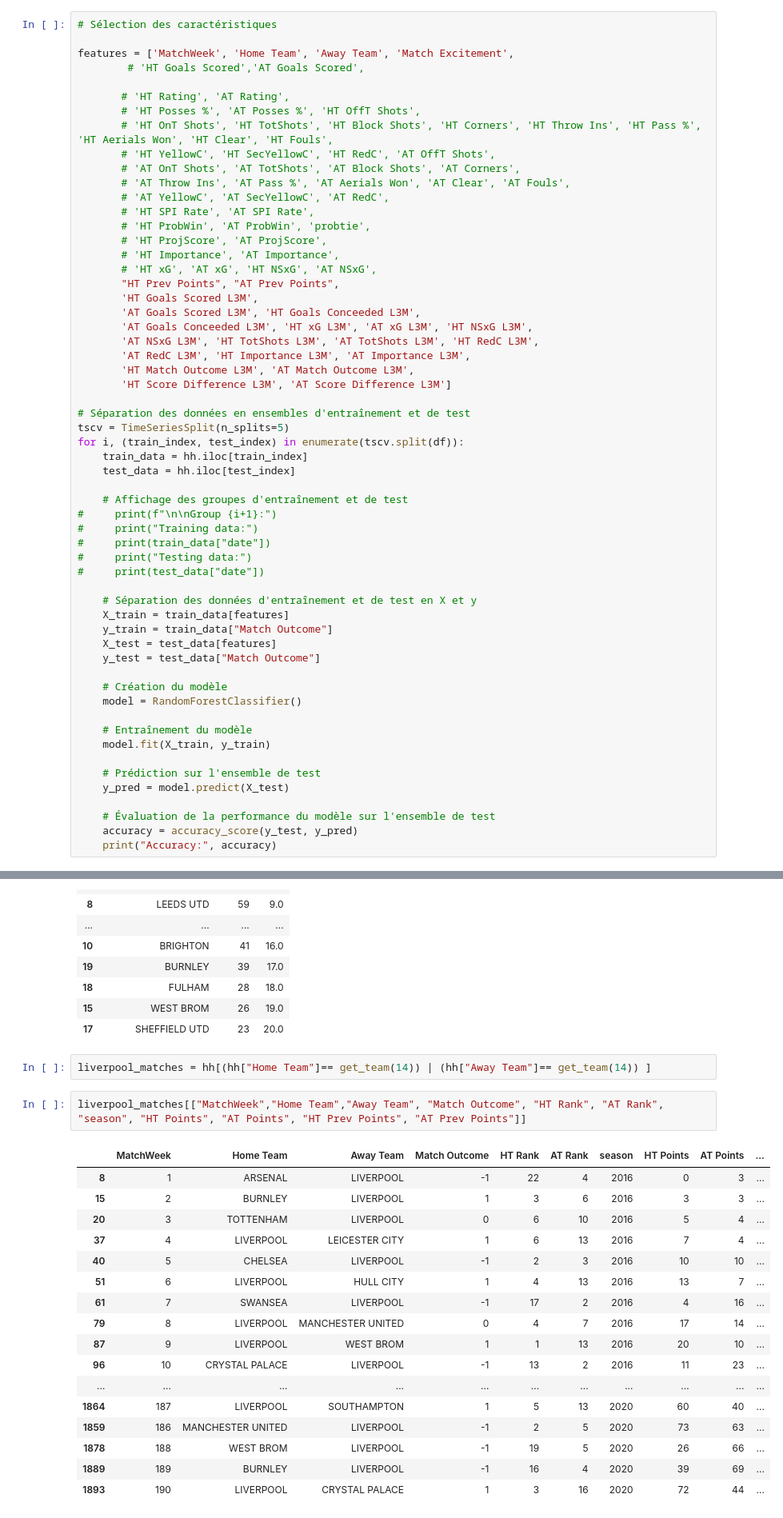
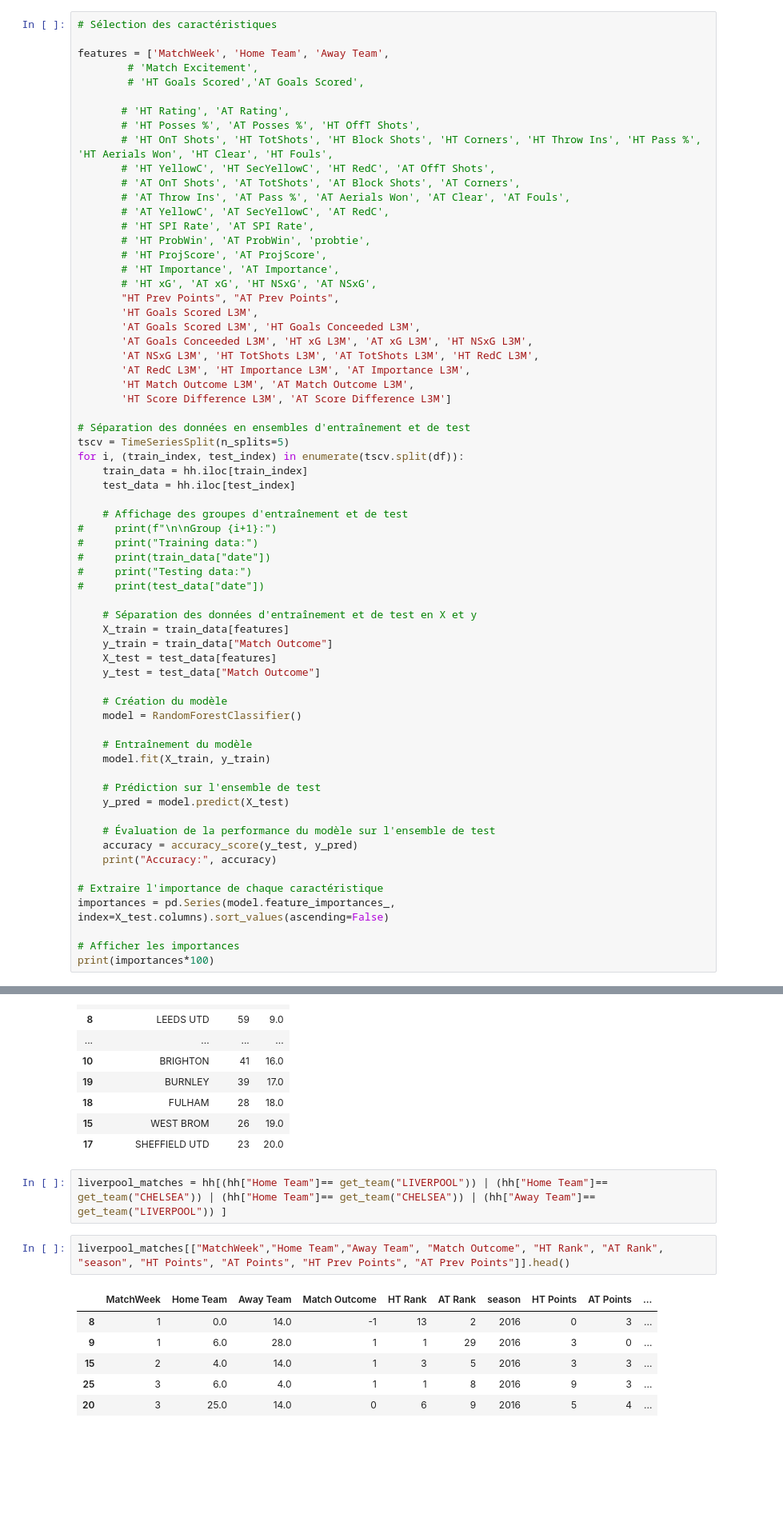
Before and after one commit to SamSamV/Predictions_Match_Outcome, a Jupyter notebook: toma1.ipynb, the cells around one changed output, grey strips where cells are left out. Shown at 80% size. Drawn from its saved outputs; the diff is of its cells as text; blank space fills up the shorter version.

Commit message:
importances features

```diff
--- a/toma1.ipynb
+++ b/toma1.ipynb
@@ -786,7 +796,8 @@ Accuracy: 0.5859649122807018
 # %%
 # Sélection des caractéristiques
 
-features = ['MatchWeek', 'Home Team', 'Away Team', 'Match Excitement',
+features = ['MatchWeek', 'Home Team', 'Away Team',
+        # 'Match Excitement',
         # 'HT Goals Scored','AT Goals Scored',
 
        # 'HT Rating', 'AT Rating',
@@ -841,4 +852,10 @@ for i, (train_index, test_index) in enumerate(tscv.split(df)):
     # Évaluation de la performance du modèle sur l'ensemble de test
     accuracy = accuracy_score(y_test, y_pred)
     print("Accuracy:", accuracy)
+
+# Extraire l'importance de chaque caractéristique
+importances = pd.Series(model.feature_importances_, index=X_test.columns).sort_values(ascending=False)
+
+# Afficher les importances
+print(importances*100)
 # %% [output]
@@ -1327,24 +1356,13 @@ cc
 | 15 | WEST BROM | 26 | 19.0 |
 | 17 | SHEFFIELD UTD | 23 | 20.0 |
 # %%
-liverpool_matches = hh[(hh["Home Team"]== get_team(14)) | (hh["Away Team"]== get_team(14)) ]
+liverpool_matches = hh[(hh["Home Team"]== get_team("LIVERPOOL")) | (hh["Home Team"]== get_team("CHELSEA")) | (hh["Home Team"]== get_team("CHELSEA")) | (hh["Away Team"]== get_team("LIVERPOOL")) ]
 # %%
-liverpool_matches[["MatchWeek","Home Team","Away Team", "Match Outcome", "HT Rank", "AT Rank", "season", "HT Points", "AT Points", "HT Prev Points", "AT Prev Points"]]
+liverpool_matches[["MatchWeek","Home Team","Away Team", "Match Outcome", "HT Rank", "AT Rank", "season", "HT Points", "AT Points", "HT Prev Points", "AT Prev Points"]].head()
 # %% [output]
 |  | MatchWeek | Home Team | Away Team | Match Outcome | HT Rank | AT Rank | season | HT Points | AT Points | ... |
-| 8 | 1 | ARSENAL | LIVERPOOL | -1 | 22 | 4 | 2016 | 0 | 3 | ... |
-| 15 | 2 | BURNLEY | LIVERPOOL | 1 | 3 | 6 | 2016 | 3 | 3 | ... |
-| 20 | 3 | TOTTENHAM | LIVERPOOL | 0 | 6 | 10 | 2016 | 5 | 4 | ... |
-| 37 | 4 | LIVERPOOL | LEICESTER CITY | 1 | 6 | 13 | 2016 | 7 | 4 | ... |
-| 40 | 5 | CHELSEA | LIVERPOOL | -1 | 2 | 3 | 2016 | 10 | 10 | ... |
-| 51 | 6 | LIVERPOOL | HULL CITY | 1 | 4 | 13 | 2016 | 13 | 7 | ... |
-| 61 | 7 | SWANSEA | LIVERPOOL | -1 | 17 | 2 | 2016 | 4 | 16 | ... |
-| 79 | 8 | LIVERPOOL | MANCHESTER UNITED | 0 | 4 | 7 | 2016 | 17 | 14 | ... |
-| 87 | 9 | LIVERPOOL | WEST BROM | 1 | 1 | 13 | 2016 | 20 | 10 | ... |
-| 96 | 10 | CRYSTAL PALACE | LIVERPOOL | -1 | 13 | 2 | 2016 | 11 | 23 | ... |
-| ... | ... | ... | ... | ... | ... | ... | ... | ... | ... | ... |
-| 1864 | 187 | LIVERPOOL | SOUTHAMPTON | 1 | 5 | 13 | 2020 | 60 | 40 | ... |
-| 1859 | 186 | MANCHESTER UNITED | LIVERPOOL | -1 | 2 | 5 | 2020 | 73 | 63 | ... |
-| 1878 | 188 | WEST BROM | LIVERPOOL | -1 | 19 | 5 | 2020 | 26 | 66 | ... |
-| 1889 | 189 | BURNLEY | LIVERPOOL | -1 | 16 | 4 | 2020 | 39 | 69 | ... |
-| 1893 | 190 | LIVERPOOL | CRYSTAL PALACE | 1 | 3 | 16 | 2020 | 72 | 44 | ... |
+| 8 | 1 | 0.0 | 14.0 | -1 | 13 | 2 | 2016 | 0 | 3 | ... |
+| 9 | 1 | 6.0 | 28.0 | 1 | 1 | 29 | 2016 | 3 | 0 | ... |
+| 15 | 2 | 4.0 | 14.0 | 1 | 3 | 5 | 2016 | 3 | 3 | ... |
+| 25 | 3 | 6.0 | 4.0 | 1 | 1 | 8 | 2016 | 9 | 3 | ... |
+| 20 | 3 | 25.0 | 14.0 | 0 | 6 | 9 | 2016 | 5 | 4 | ... |
```
Also changed, not shown: parts of 7 cells of this notebook.
